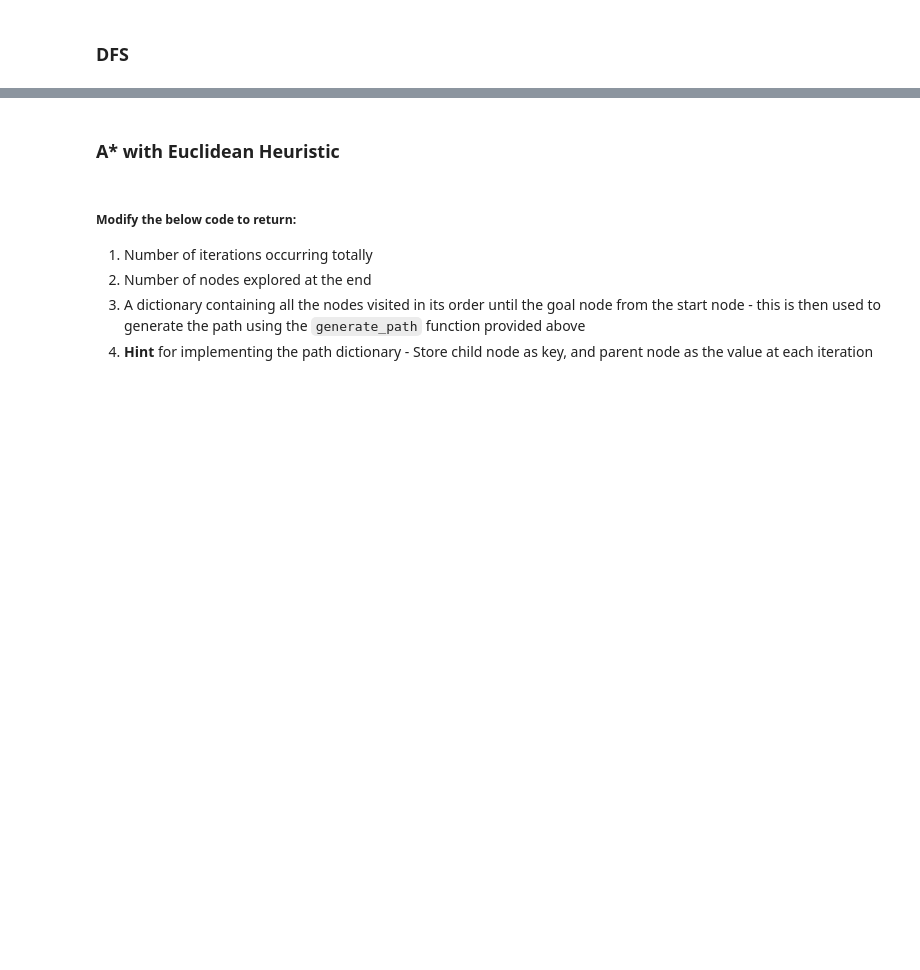
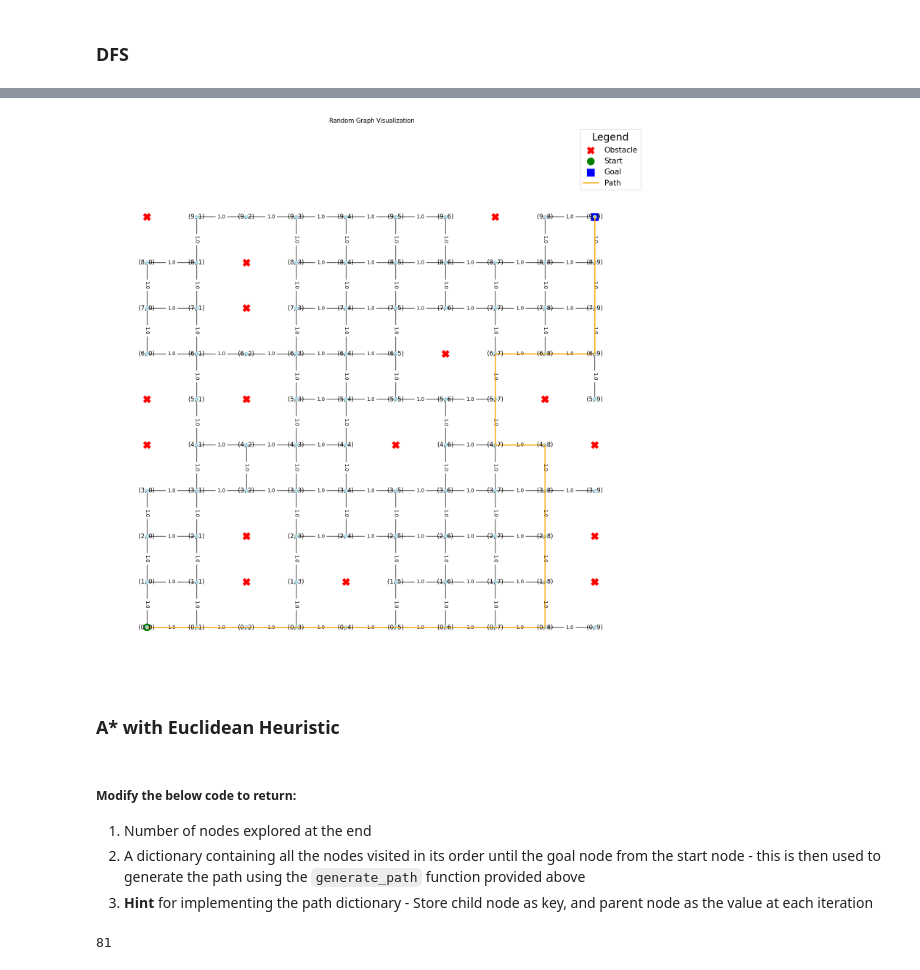
Before and after one commit to Drock54651/aima-python, a Jupyter notebook: Homework_2_2.ipynb, the cells around one changed output, grey strips where cells are left out. Saved outputs shown, nothing was run; the diff lists cells and outputs as text; code cells hidden in the pictures; blank space fills up the shorter version.

```diff
--- a/Homework_2_2.ipynb
+++ b/Homework_2_2.ipynb
@@ -639,17 +648,23 @@ def graph_depth_first_search(problem):
     Depth first search on graphs
     problem: GraphProblem instance
     """
+    dict = {}
+    explored_count = 0
+
     frontier = [(Node(problem.initial))]  # Stack
     explored = set()
 
     while frontier:
         node = frontier.pop()
         if problem.goal_test(node.state):
-            return node  # Return the path dictionary when the goal state is found
+            explored_count +=1
+            return explored_count, dict # Return the path dictionary when the goal state is found
 
         explored.add(node.state)
+        explored_count += 1
         for child in node.expand(problem):
             if child.state not in explored and child not in frontier:
+                dict[child.state] = node.state
                 frontier.append(child)
     return None
 # %%
@@ -664,17 +682,18 @@ _, path_dict = graph_depth_first_search(map_graph_problem)
 # %%
 # Uncomment this cell once the path_dict is implemented
 
-# path, path_cost = generate_path_and_cost(path_dict, goal_pos)
+path, path_cost = generate_path_and_cost(path_dict, goal_pos)
 # %%
 # Uncomment this cell once the path_dict is implemented
 
-# visualize_graph(start=start_node, goal=goal_node, path=path)
+visualize_graph(start=initial_pos, goal=goal_pos, path=path)
+# %% [output]
+[figure, added]
 # %% [markdown]
 ### A* with Euclidean Heuristic
 # %% [markdown]
 ##### Modify the below code to return:
-1. Number of iterations occurring totally
-2. Number of nodes explored at the end
+1. Number of nodes explored at the end
 2. A dictionary containing all the nodes visited in its order until the goal node from the start node - this is then used to generate the path using the `generate_path` function provided above
 3. **Hint** for implementing the path dictionary - Store child node as key, and parent node as the value at each iteration
 # %%
@@ -742,7 +765,10 @@ map_graph_problem.h = types.MethodType(euclidean_heuristic, map_graph_problem)
 
 # write your code here
 
-_, path_dict = search_astar(map_graph_problem)
+explored_nodes, path_dict = search_astar(map_graph_problem)
+print(explored_nodes)
+# %% [output]
+81
 # %%
 # Uncomment this cell once the path_dict is implemented
 
```
Also changed, not shown: parts of 19 cells of this notebook.
